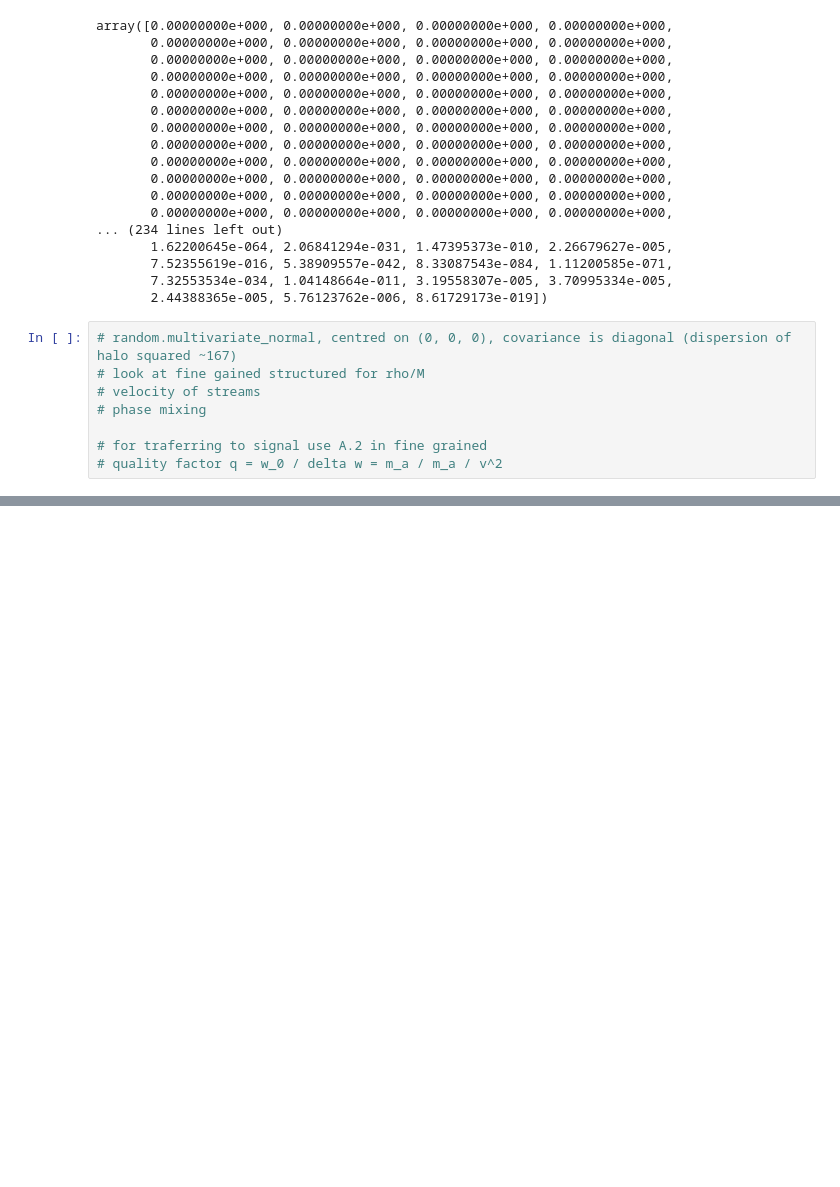
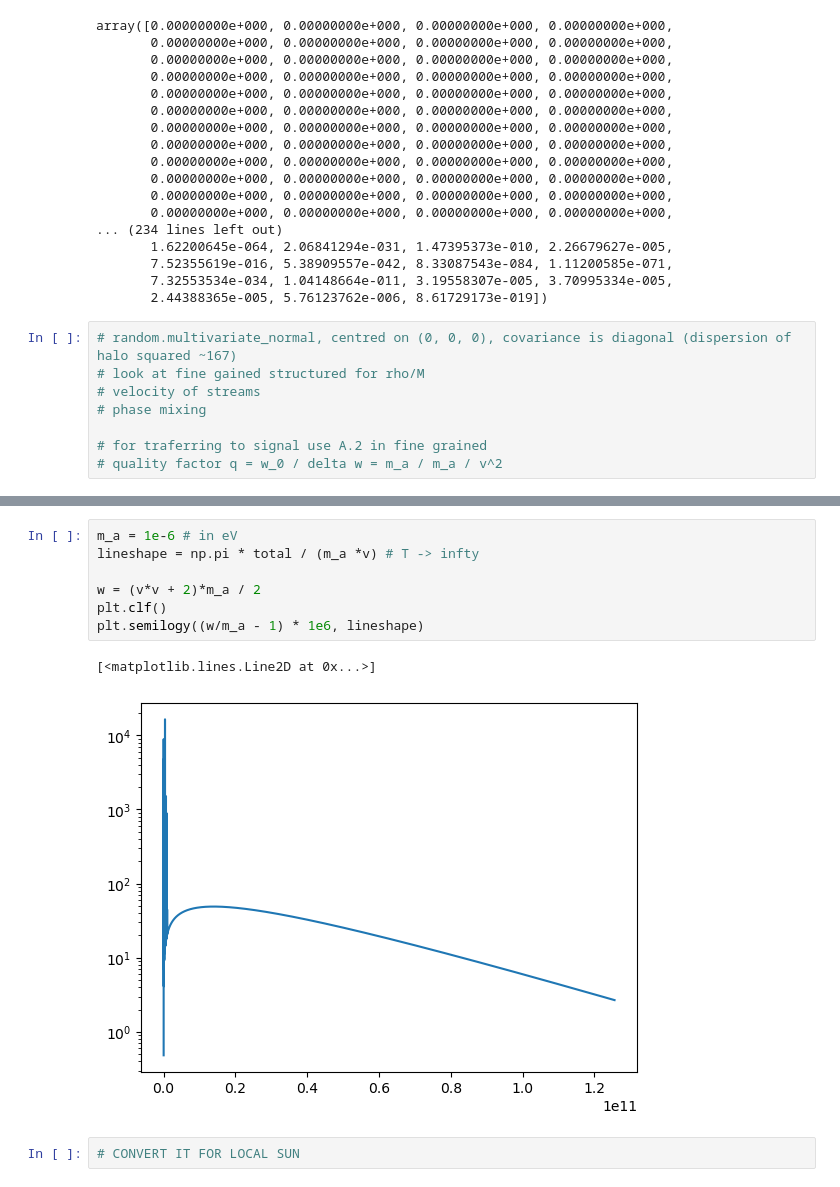
Before and after one commit to shauryagarg145/dark-matter-waves, a Jupyter notebook: modellingstreams.ipynb, the cells around one changed output, grey strips where cells are left out. Cells and saved outputs as stored; diff of their text form; blank space fills up the shorter version.

```diff
--- a/modellingstreams.ipynb
+++ b/modellingstreams.ipynb
@@ -148,0 +229,12 @@ array([0.00000000e+000, 0.00000000e+000, 0.00000000e+000, 0.00000000e+000,
+# %%
+m_a = 1e-6 # in eV
+lineshape = np.pi * total / (m_a *v) # T -> infty
+
+w = (v*v + 2)*m_a / 2
+plt.clf()
+plt.semilogy((w/m_a - 1) * 1e6, lineshape)
+# %% [output]
+[<matplotlib.lines.Line2D at 0x...>]
+[figure, added]
+# %%
+# CONVERT IT FOR LOCAL SUN
```
Also changed, not shown: parts of 11 cells of this notebook.
